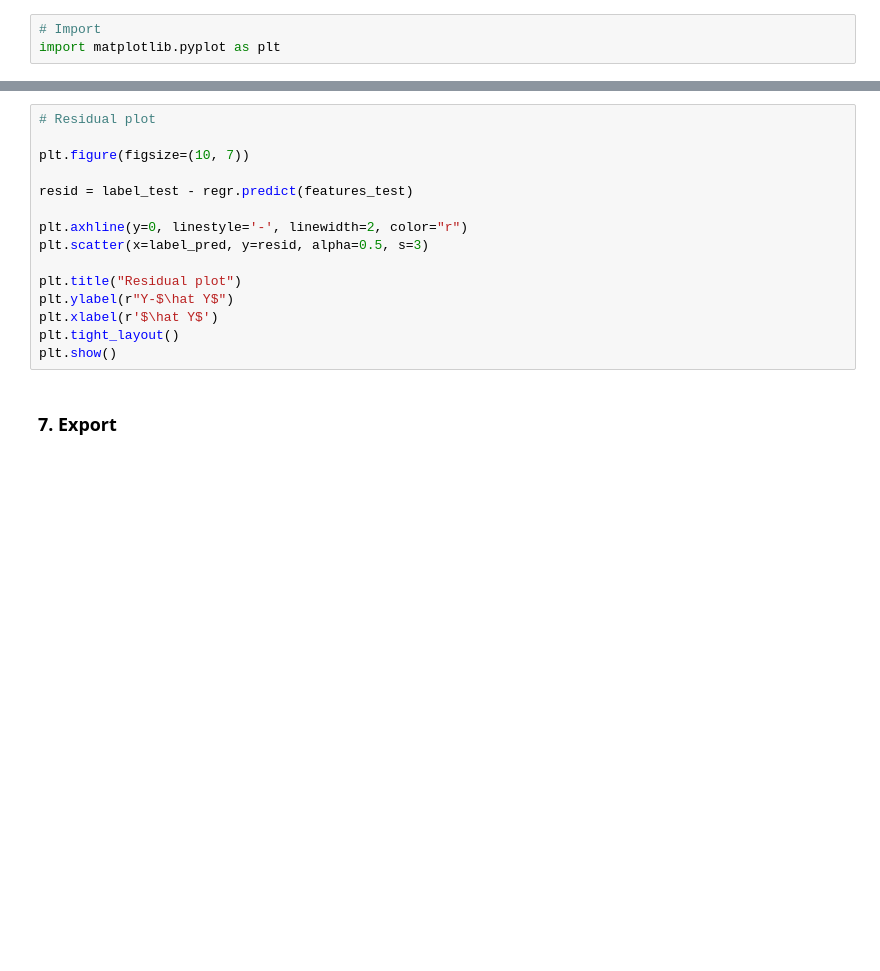
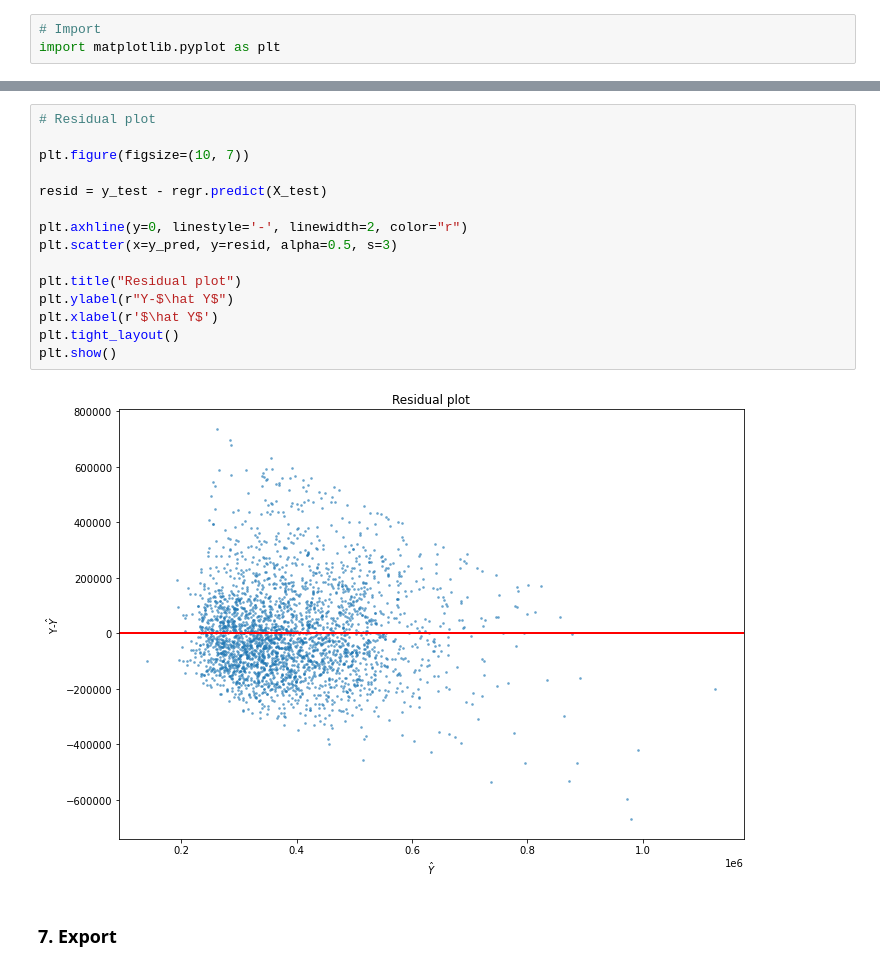
Before and after one commit to Harvard-DCE-BIWADA/S14A2021-Owen-Lester, a Jupyter notebook: lab2/notebooks/lab2_pricing_houses.ipynb, the cells around one changed output, grey strips where cells are left out. Saved outputs shown, nothing was run; the diff lists cells and outputs as text; blank space fills up the shorter version.

```diff
--- a/lab2/notebooks/lab2_pricing_houses.ipynb
+++ b/lab2/notebooks/lab2_pricing_houses.ipynb
@@ -221,18 +232,20 @@ plt.show()
 # %%
 # Residual plot
 
 plt.figure(figsize=(10, 7))
 
-resid = label_test - regr.predict(features_test)
+resid = y_test - regr.predict(X_test)
 
 plt.axhline(y=0, linestyle='-', linewidth=2, color="r")
-plt.scatter(x=label_pred, y=resid, alpha=0.5, s=3)
+plt.scatter(x=y_pred, y=resid, alpha=0.5, s=3)
 
 plt.title("Residual plot")
 plt.ylabel(r"Y-$\hat Y$")
 plt.xlabel(r'$\hat Y$')
 plt.tight_layout()
 plt.show()
+# %% [output]
+[figure, added]
 # %% [markdown]
 ### 7. Export
 # %%
```
Also changed, not shown: parts of 8 cells of this notebook, 29 other files.
